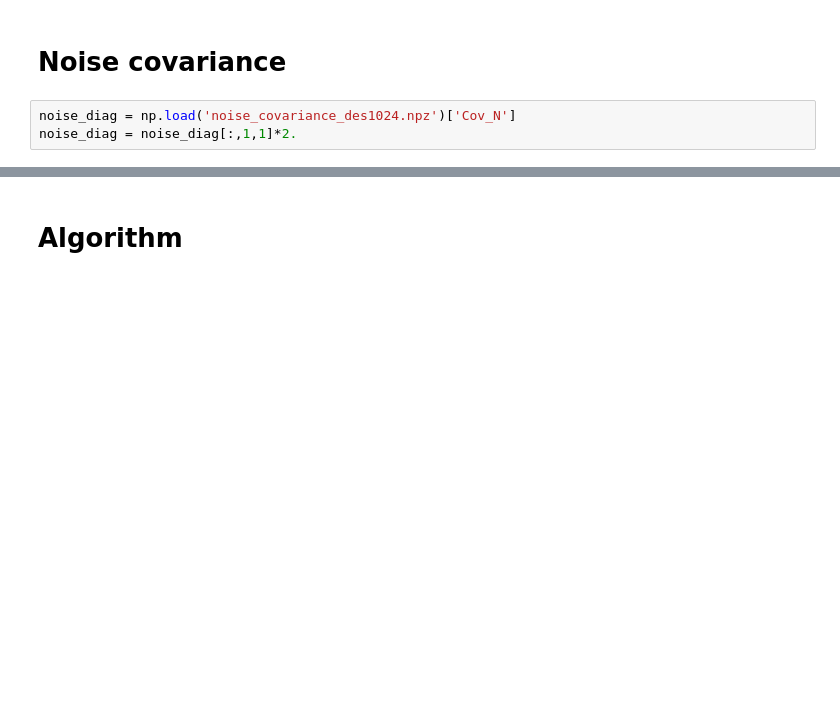
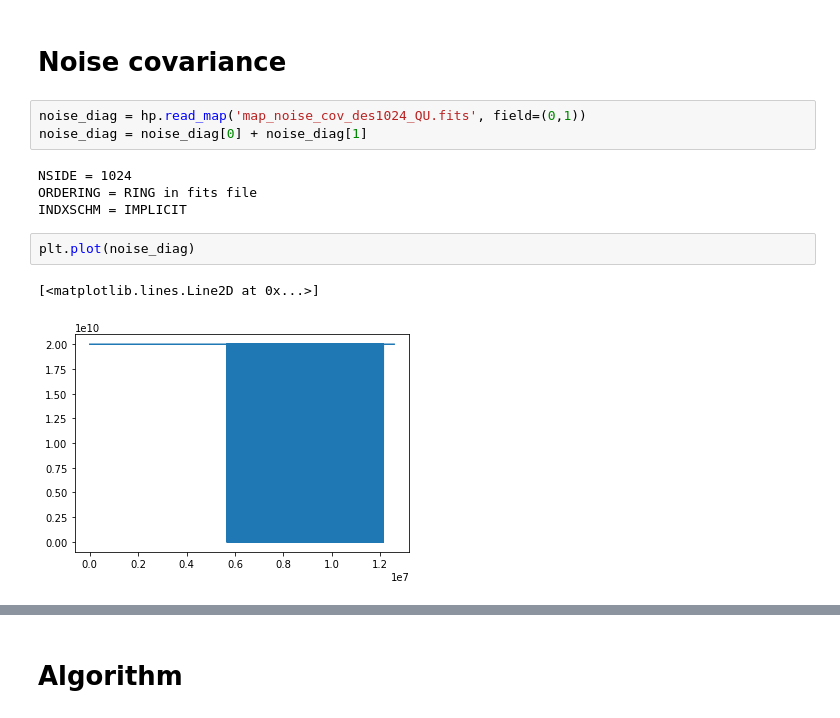
Before and after one commit to NiallJeffrey/wiener_sphere, a Jupyter notebook: wiener_implementation_method1.ipynb, the cells around one changed output, grey strips where cells are left out. Saved outputs shown, nothing was run; the diff lists cells and outputs as text; blank space fills up the shorter version.

```diff
--- a/wiener_implementation_method1.ipynb
+++ b/wiener_implementation_method1.ipynb
@@ -64,9 +71,18 @@ _ = hp.gnomview(data_vec.imag, sub=(1,3,3), reso=5, rot = (35,-35))
 [figure]
 # %% [markdown]
 # Noise covariance
-# %%
-noise_diag = np.load('noise_covariance_des1024.npz')['Cov_N']
-noise_diag = noise_diag[:,1,1]*2.
+# %%
+noise_diag = hp.read_map('map_noise_cov_des1024_QU.fits', field=(0,1))
+noise_diag = noise_diag[0] + noise_diag[1]
+# %% [output]
+NSIDE = 1024
+ORDERING = RING in fits file
+INDXSCHM = IMPLICIT
+# %%
+plt.plot(noise_diag)
+# %% [output]
+[<matplotlib.lines.Line2D at 0x...>]
+[figure, added]
 # %%
 tau = np.min(noise_diag)
 print(tau)
```
Also changed, not shown: parts of 24 cells of this notebook.
